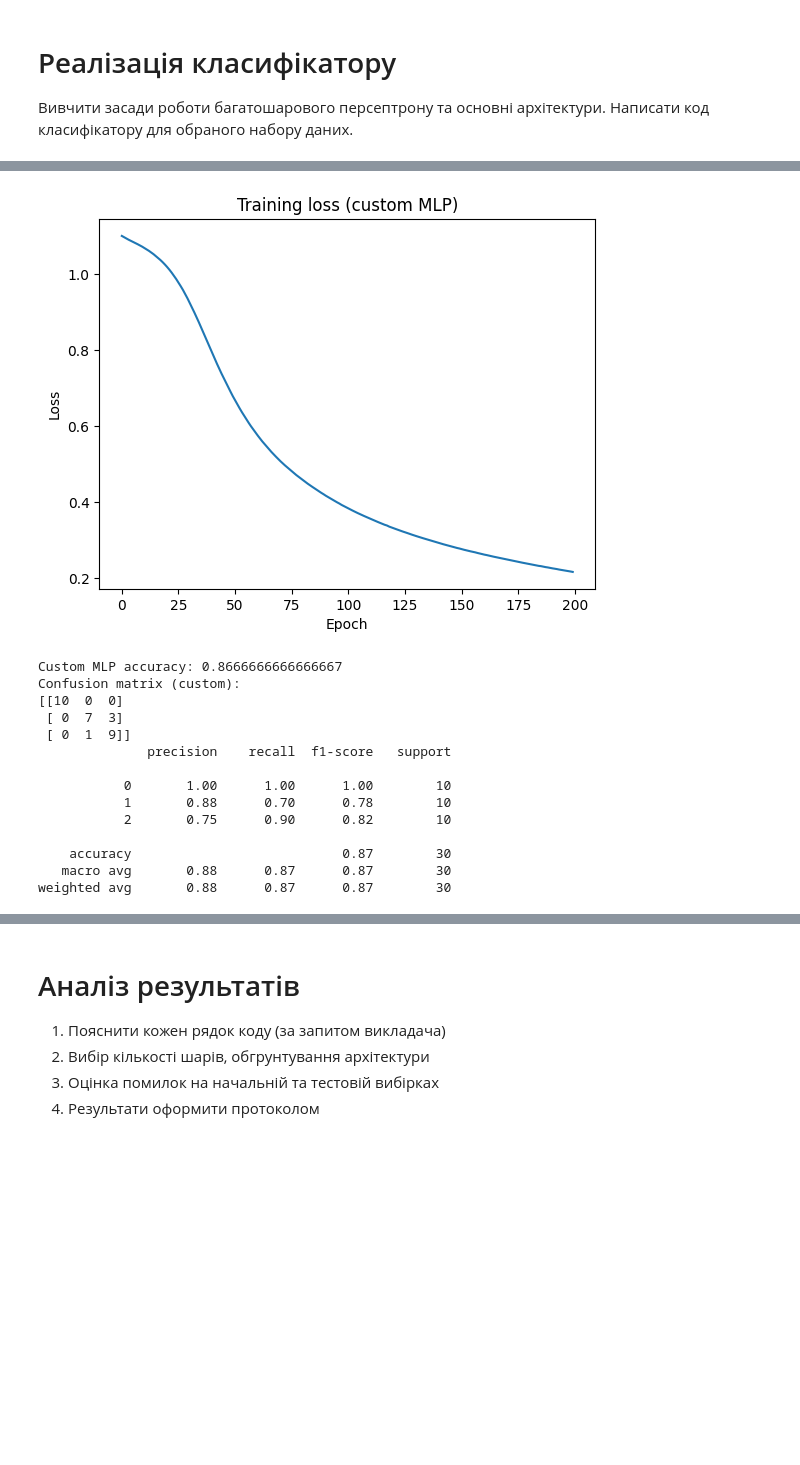
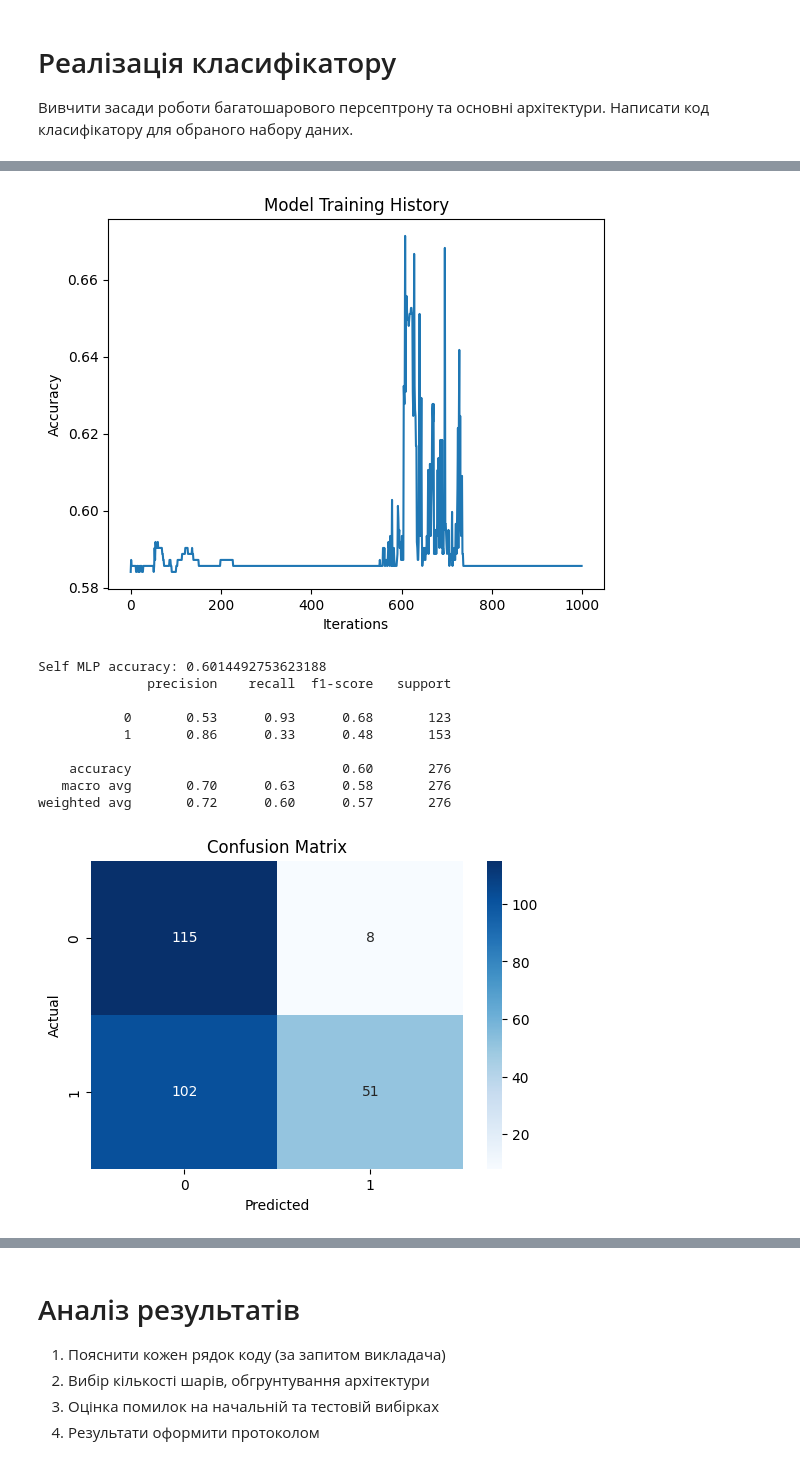
Before and after one commit to KlymentievMaksym/MLM, a Jupyter notebook: Lab2/Maksym_Klymentiev_FI21_Perceptron_B.ipynb, the cells around one changed output, grey strips where cells are left out. Drawn from its saved outputs; the diff is of its cells as text; code cells hidden in the pictures; blank space fills up the shorter version.

```diff
--- a/Lab2/Maksym_Klymentiev_FI21_Perceptron_B.ipynb
+++ b/Lab2/Maksym_Klymentiev_FI21_Perceptron_B.ipynb
@@ -66,11 +105,7 @@ target
 # %%
+data_ = pd.get_dummies(data, drop_first=True)  # one-hot encoding
+X = data_.drop('HeartDisease', axis=1).to_numpy(dtype=float)
+y = data_.HeartDisease.to_numpy(dtype=int)[:, None]
 
-scaler = StandardScaler()
-X_scaled = scaler.fit_transform(X)
-
-# one-hot encoding для цілей (для нашої реалізації MLP з softmax)
-encoder = OneHotEncoder(sparse_output=False)
-y_onehot = encoder.fit_transform(y.reshape(-1,1))
-
-# Розділяємо на тренувальну та тестову вибірки
-X_train, X_test, y_train, y_test = train_test_split(X_scaled, y_onehot, test_size=0.2, random_state=42, stratify=y)
+X_train, X_test, y_train, y_test = train_test_split(X, y, test_size=0.3, random_state=42, stratify=y)
+X_train.shape, X_test.shape, y_train.shape, y_test.shape
@@ -195,26 +240,28 @@ class SimpleMLP:
 # %%
 input_size = X_train.shape[1]
-hidden_size = 10 # вибір архітектури — обґрунтування: 10 — достатньо для простого датасету Iris
+hidden_size = [10, 10]
 output_size = y_train.shape[1]
 
+mlp_custom = MultiLayerPerceptron(input_size=input_size, hidden_size=hidden_size, output_size=output_size, learning_rate=0.01, batch_size=16, iterations=1000)
+history = mlp_custom.fit(X_train, y_train)
 
-mlp_custom = SimpleMLP(input_size=input_size, hidden_size=hidden_size, output_size=output_size, lr=0.01, seed=1)
-history = mlp_custom.fit(X_train, y_train, epochs=200, batch_size=16, verbose=True)
-
-
-# Графік втрат
-plt.plot(history['loss'])
-plt.xlabel('Epoch')
-plt.ylabel('Loss')
-plt.title('Training loss (custom MLP)')
+plt.plot(history['accuracy'])
+plt.title('Model Training History')
+plt.xlabel('Iterations')
+plt.ylabel('Accuracy')
 plt.show()
 
+y_pred_probs = mlp_custom.predict(X_test)
+y_pred = (y_pred_probs > 0.5).astype(int)
+print('Self MLP accuracy:', accuracy_score(y_test, y_pred))
 
-# Оцінка на тестовій вибірці
-y_test_labels = np.argmax(y_test, axis=1)
-preds_test = mlp_custom.predict(X_test)
-print('Custom MLP accuracy:', accuracy_score(y_test_labels, preds_test))
-print('Confusion matrix (custom):')
-print(confusion_matrix(y_test_labels, preds_test))
-print(classification_report(y_test_labels, preds_test))
+print(classification_report(y_test, y_pred))
+
+cm = confusion_matrix(y_test, y_pred)
+plt.figure(figsize=(6,4))
+sns.heatmap(cm, annot=True, fmt='d', cmap='Blues')
+plt.title("Confusion Matrix")
+plt.xlabel("Predicted")
+plt.ylabel("Actual")
+plt.show()
 # %% [output]
@@ -231,16 +278,12 @@ Epoch 200/200 — loss: 0.2168
-[figure, old version]
+[figure, new version]
-Custom MLP accuracy: 0.8666666666666667
-Confusion matrix (custom):
-[[10  0  0]
- [ 0  7  3]
- [ 0  1  9]]
+Self MLP accuracy: 0.6014492753623188
               precision    recall  f1-score   support
 
-           0       1.00      1.00      1.00        10
-           1       0.88      0.70      0.78        10
-           2       0.75      0.90      0.82        10
+           0       0.53      0.93      0.68       123
+           1       0.86      0.33      0.48       153
 
-    accuracy                           0.87        30
-   macro avg       0.88      0.87      0.87        30
-weighted avg       0.88      0.87      0.87        30
+    accuracy                           0.60       276
+   macro avg       0.70      0.63      0.58       276
+weighted avg       0.72      0.60      0.57       276
+[figure, added]
 # %%
```
Also changed, not shown: parts of 11 cells of this notebook, 1 other file.
